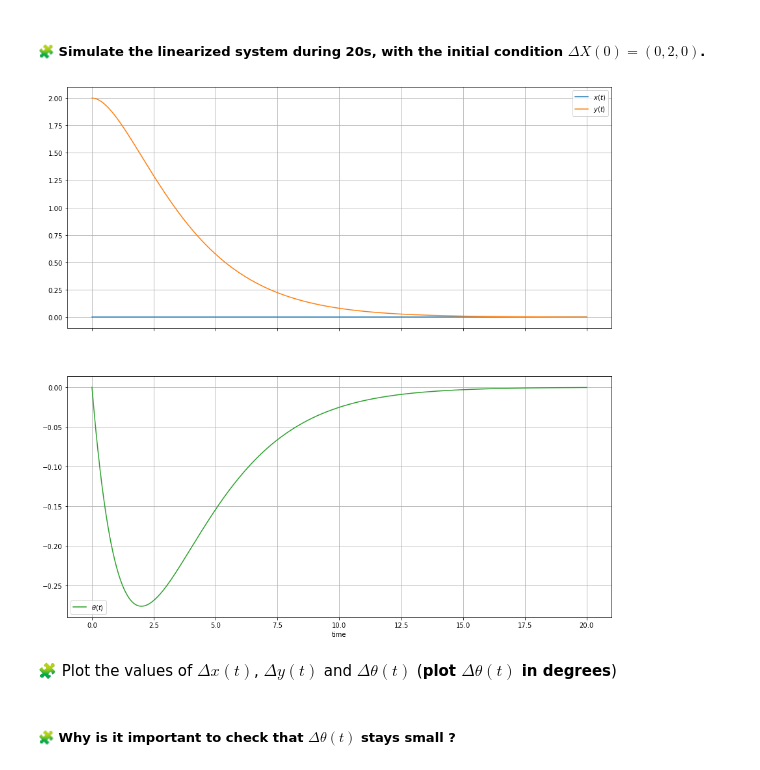
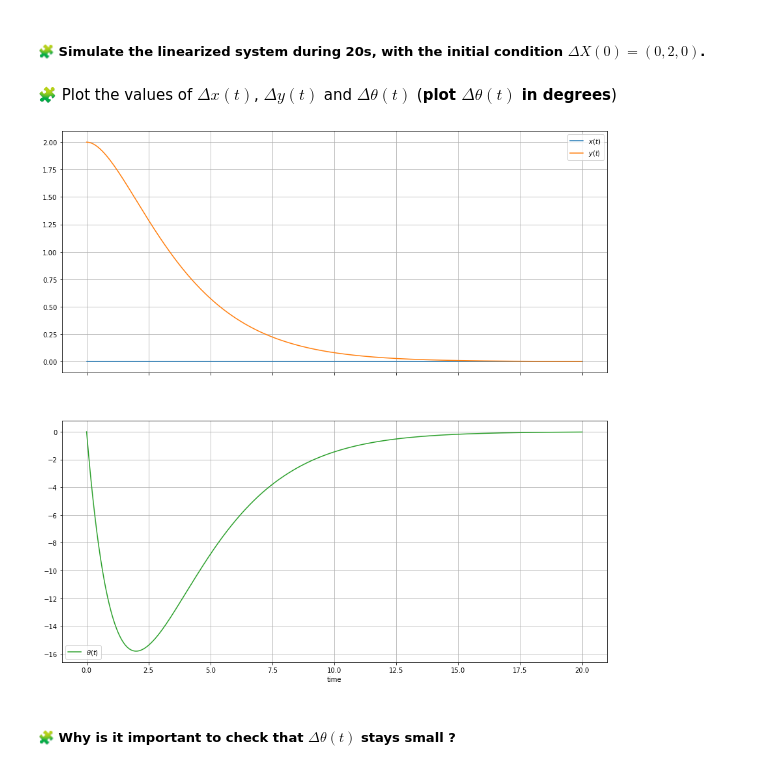
Before and after one commit to Said-taoussi/Control-engineering-with-python, a Jupyter notebook: Project-2.ipynb, the cells around one changed output. Cells and saved outputs as stored; diff of their text form; code cells hidden in the pictures.

```diff
--- a/Project-2.ipynb
+++ b/Project-2.ipynb
@@ -634,10 +634,7 @@ This is the matrix B :
 The linear model has to be fed with some $\Delta\omega$ input. Like for the nonlinear system, we define a function $\Delta\omega(t,\Delta_X)$ that computes the input of the linearized system. For example, if we do not want any correction to the reference input, we set:
 # %%
 def deltaOmega(t, deltaX):
-    try :
-        delta_w = -dot(K, deltaX)
-    except :
-        delta_w = array([0, 0])
+    delta_w = array([0, 0])
     return delta_w
 # %% [markdown]
 ##### 🧩 Using this function `deltaOmega`, define a function `lin_fun` that computes $d{\Delta X}/dt$ given the arguments `t` and `deltaX`$.
@@ -671,20 +668,3 @@ The poles of the closed-loop system are:
 [-0.5     -0.50001 -0.5    ]
 # %% [markdown]
 ##### 🧩 Simulate the linearized system during 20s, with the initial condition $\Delta X(0) = (0,2,0)$.
-# %%
-r = solve_ivp(fun=lin_fun, t_span =(0.0, 20.0), y0=[0.0, 2.0, 0.0], dense_output=True)
-t = linspace(0.0, 20.0, 1000)
-x, y, theta = r["sol"](t)
-fig=figure(figsize=(15, 15))
-ax1, ax2 = fig.subplots(2, 1, sharex=True)
-ax1.grid(True)
-ax1.plot(t, x, label="$x(t)$")
-ax1.plot(t, y, label="$y(t)$")
-ax1.legend()
-ax2.grid(True)
-ax2.plot(t, theta, label=r"$\theta(t)$", color="C2")
-ax2.legend()
-xlabel("time")
-pass
-# %% [output]
-[figure, removed]
@@ -695,3 +679,19 @@ pass
+# %%
+t = linspace(0.0, 20.0, 1000)
+x, y, theta = r["sol"](t)
+fig=figure(figsize=(15, 15))
+ax1, ax2 = fig.subplots(2, 1, sharex=True)
+ax1.grid(True)
+ax1.plot(t, x, label="$x(t)$")
+ax1.plot(t, y, label="$y(t)$")
+ax1.legend()
+ax2.grid(True)
+ax2.plot(t, theta*180/pi, label=r"$\theta(t)$", color="C2")
+ax2.legend()
+xlabel("time")
+pass
+# %% [output]
+[figure, added]
 # %% [markdown]
 ##### 🧩 Why is it important to check that $\Delta\theta(t)$ stays small ?
 # %% [markdown]
```
Also changed, not shown: parts of 3 cells of this notebook.
